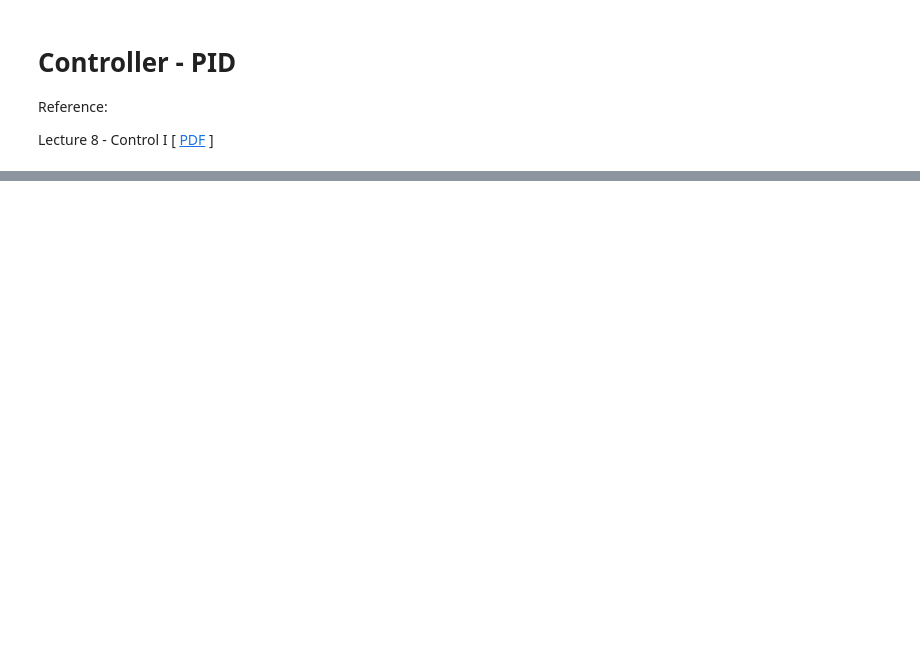
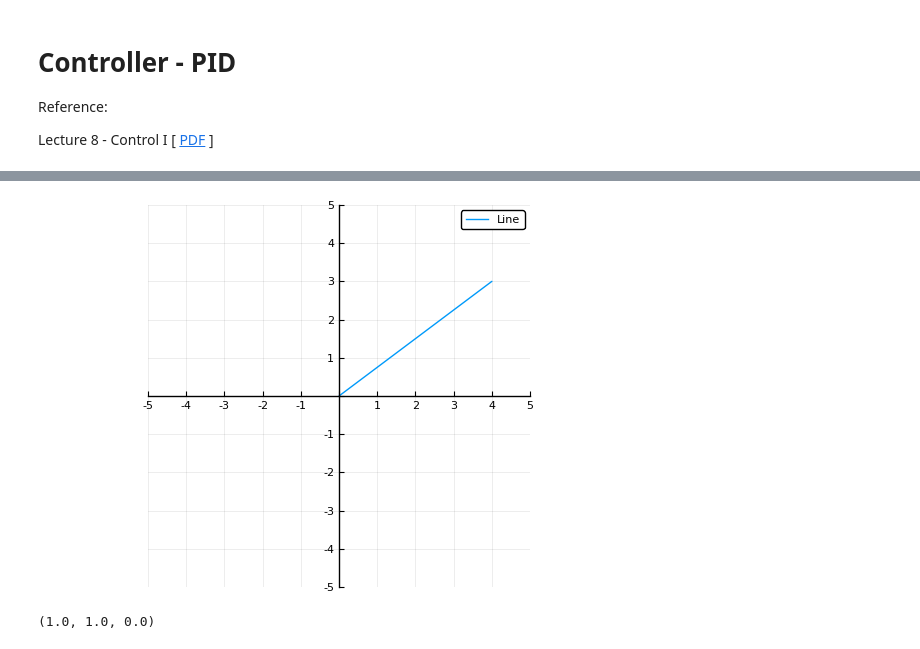
Before and after one commit to cirocavani/MO651-Robotics, a Jupyter notebook: workspace/P2/Controller - PID (draft).ipynb, the cells around one changed output, grey strips where cells are left out. Saved outputs shown, nothing was run; the diff lists cells and outputs as text; code cells hidden in the pictures; blank space fills up the shorter version.

```diff
--- a/workspace/P2/Controller - PID (draft).ipynb
+++ b/workspace/P2/Controller - PID (draft).ipynb
@@ -17,0 +15,11 @@ Plots.PyPlotBackend()
+# %%
+plot_attrs = Dict(
+    :aspect_ratio=>1,
+    :framestyle=>:origin,
+    :xlims=>(-5, 5),
+    :ylims=>(-5, 5),
+    :xticks=>-5:5,
+    :yticks=>-5:5
+)
+
+plot_attrs
@@ -17,0 +34,17 @@ Plots.PyPlotBackend()
+# %%
+A = [0, 0]
+B = [4, 3]
+
+Lx, Ly = collect.(zip(A, B))
+
+plot(Lx, Ly; label="Line", plot_attrs...)
+# %% [output]
+[figure, added]
+# %%
+u = B - A
+u = u / norm(u)
+v = [0 -1; 1 0] * u
+
+norm(u), norm(v), u ⋅ v
+# %% [output]
+(1.0, 1.0, 0.0)
```
Also changed, not shown: parts of 25 cells of this notebook, 11 other files.
